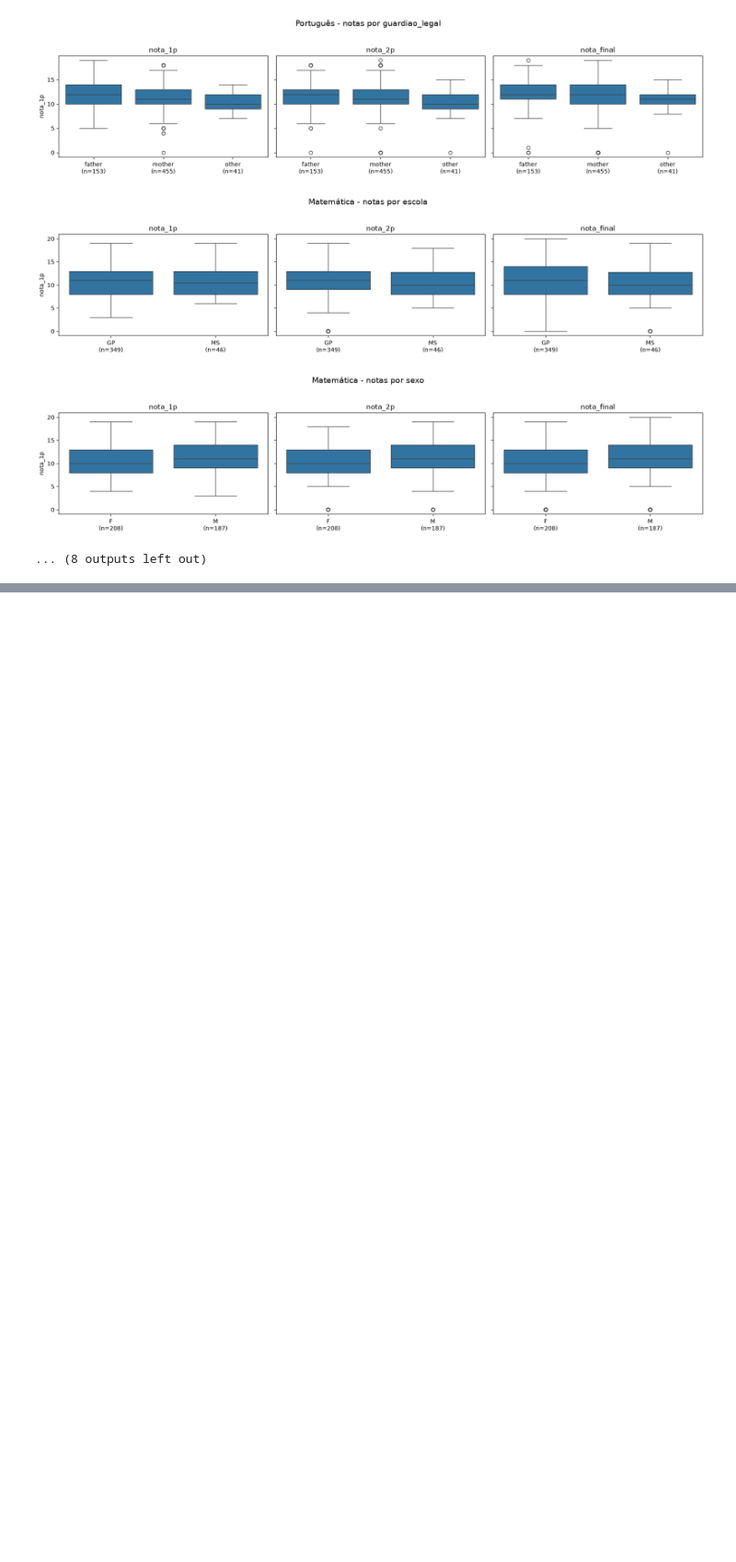
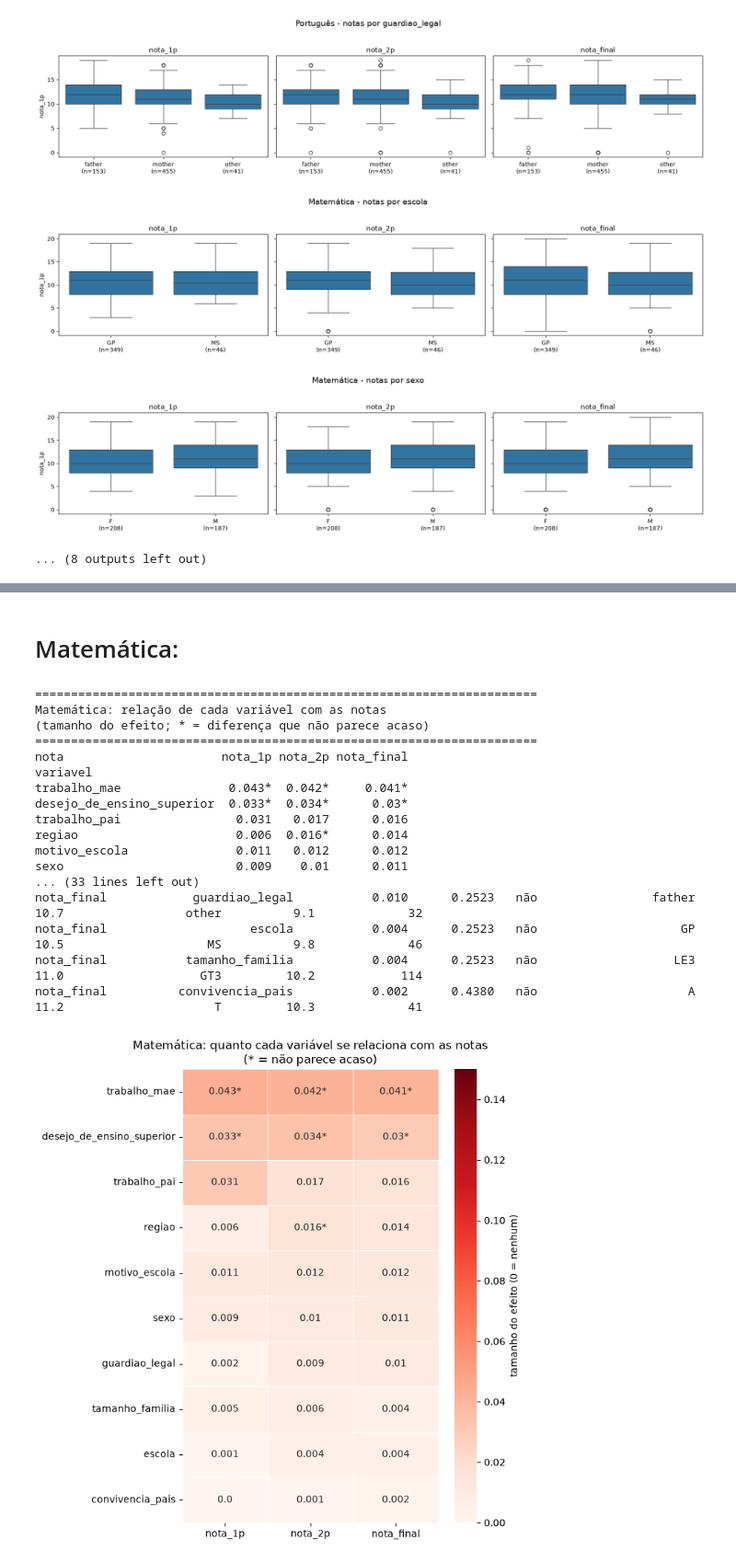
Before and after one commit to julialm-s/EDADatasetStudentAlcoholConsumption, a Jupyter notebook: grades_per_quartil.ipynb, the cells around one changed output, grey strips where cells are left out. Shown at 92% size. Cells and saved outputs as stored; diff of their text form; code cells hidden in the pictures; blank space fills up the shorter version.

```diff
--- a/grades_per_quartil.ipynb
+++ b/grades_per_quartil.ipynb
@@ -360,0 +581,23 @@ desejo_de_ensino_superior 0.250         no  15.7   2.1    13.6      0.0160   sim
+# %% [markdown]
+# Matemática:
+# %%
+res_mat = relacao_com_notas(df_mat, notas, nominais, disciplina="Matemática")
+# %% [output]
+======================================================================
+Matemática: relação de cada variável com as notas
+(tamanho do efeito; * = diferença que não parece acaso)
+======================================================================
+nota                      nota_1p nota_2p nota_final
+variavel
+trabalho_mae               0.043*  0.042*     0.041*
+desejo_de_ensino_superior  0.033*  0.034*      0.03*
+trabalho_pai                0.031   0.017      0.016
+regiao                      0.006  0.016*      0.014
+motivo_escola               0.011   0.012      0.012
+sexo                        0.009    0.01      0.011
+... (33 lines left out)
+nota_final            guardiao_legal           0.010      0.2523   não                father         10.7                 other          9.1             32
+nota_final                    escola           0.004      0.2523   não                    GP         10.5                    MS          9.8             46
+nota_final           tamanho_familia           0.004      0.2523   não                   LE3         11.0                   GT3         10.2            114
+nota_final          convivencia_pais           0.002      0.4380   não                     A         11.2                     T         10.3             41
+[figure, added]
```
Also changed, not shown: parts of 11 cells of this notebook, 3 other files.
